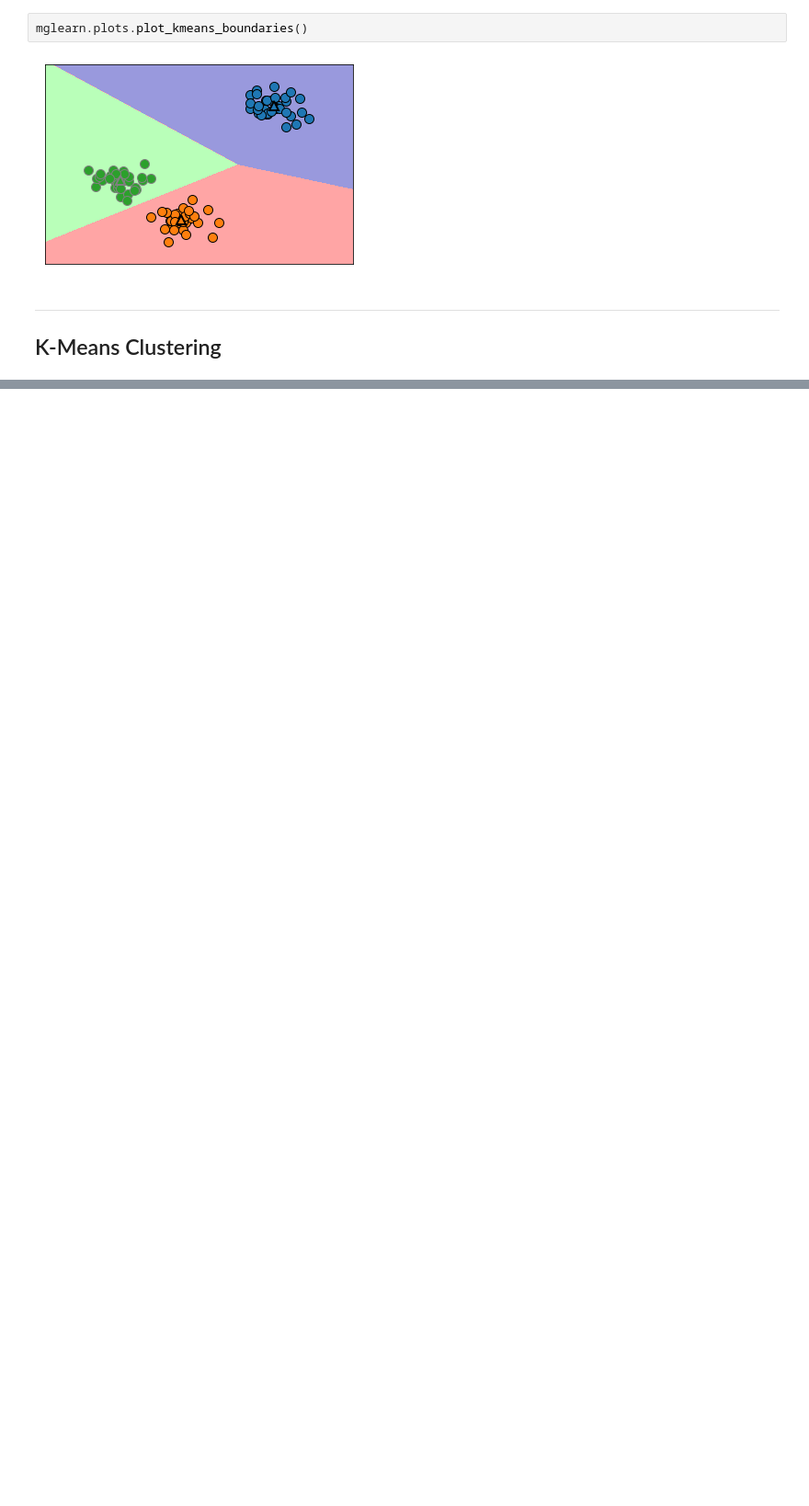
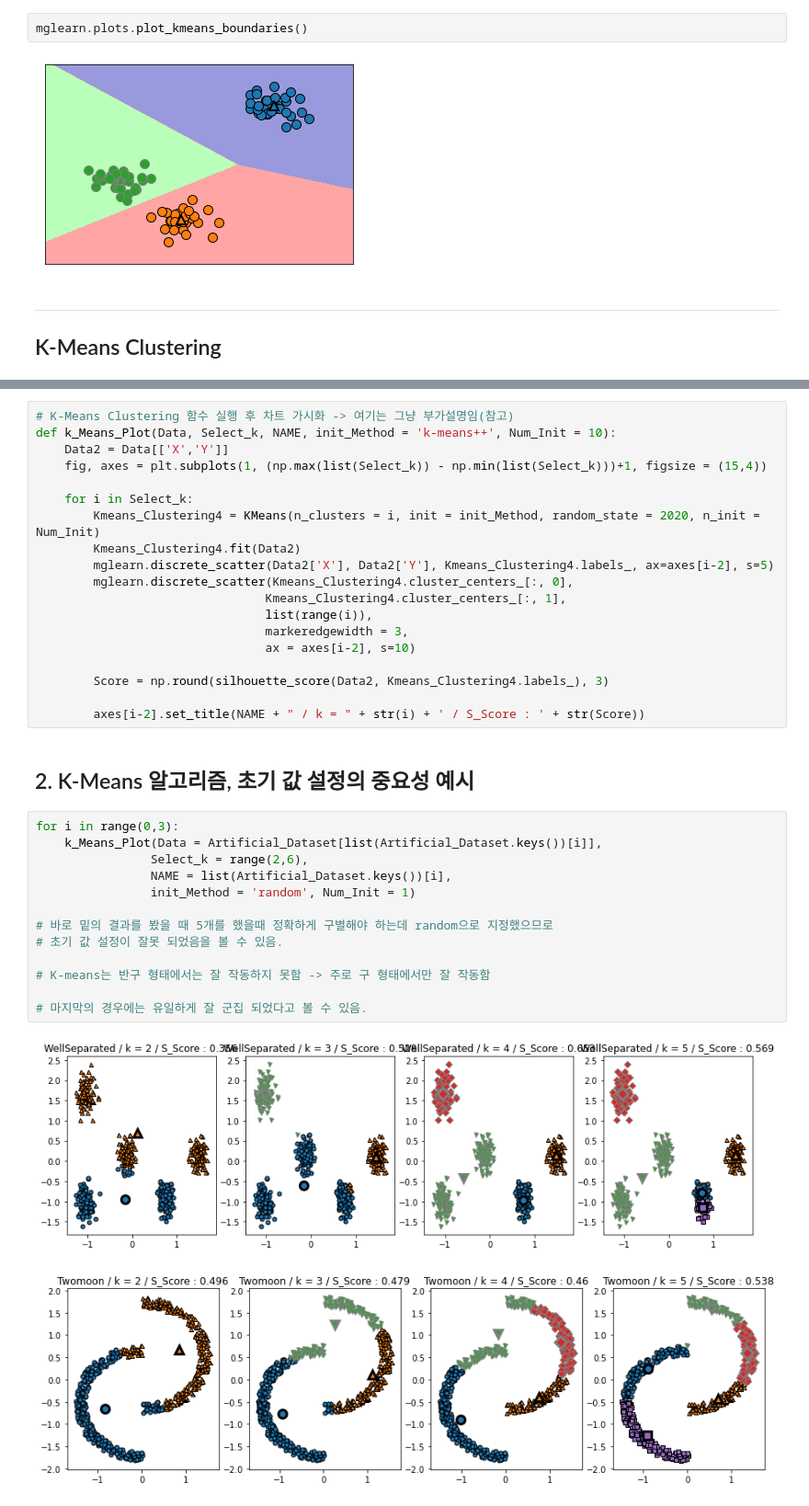
Before and after one commit to chan-Yung-Joo/Clustering, a Jupyter notebook: Clustering 실습.ipynb, the cells around one changed output, grey strips where cells are left out. Shown at 92% size. Cells and saved outputs as stored; diff of their text form; blank space fills up the shorter version.

```diff
--- a/Clustering 실습.ipynb
+++ b/Clustering 실습.ipynb
@@ -100,0 +208,37 @@ KMeans()
+# %%
+# K-Means Clustering 함수 실행 후 차트 가시화 -> 여기는 그냥 부가설명임(참고)
+def k_Means_Plot(Data, Select_k, NAME, init_Method = 'k-means++', Num_Init = 10):
+    Data2 = Data[['X','Y']]
+    fig, axes = plt.subplots(1, (np.max(list(Select_k)) - np.min(list(Select_k)))+1, figsize = (15,4))
+
+    for i in Select_k:
+        Kmeans_Clustering4 = KMeans(n_clusters = i, init = init_Method, random_state = 2020, n_init = Num_Init)
+        Kmeans_Clustering4.fit(Data2)
+        mglearn.discrete_scatter(Data2['X'], Data2['Y'], Kmeans_Clustering4.labels_, ax=axes[i-2], s=5)
+        mglearn.discrete_scatter(Kmeans_Clustering4.cluster_centers_[:, 0],
+                                Kmeans_Clustering4.cluster_centers_[:, 1],
+                                list(range(i)),
+                                markeredgewidth = 3,
+                                ax = axes[i-2], s=10)
+
+        Score = np.round(silhouette_score(Data2, Kmeans_Clustering4.labels_), 3)
+
+        axes[i-2].set_title(NAME + " / k = " + str(i) + ' / S_Score : ' + str(Score))
+# %% [markdown]
+## 2. K-Means 알고리즘, 초기 값 설정의 중요성 예시
+# %%
+for i in range(0,3):
+    k_Means_Plot(Data = Artificial_Dataset[list(Artificial_Dataset.keys())[i]],
+                Select_k = range(2,6),
+                NAME = list(Artificial_Dataset.keys())[i],
+                init_Method = 'random', Num_Init = 1)
+
+# 바로 밑의 결과를 봤을 때 5개를 했을때 정확하게 구별해야 하는데 random으로 지정했으므로
+# 초기 값 설정이 잘못 되었음을 볼 수 있음.
+
+# K-means는 반구 형태에서는 잘 작동하지 못함 -> 주로 구 형태에서만 잘 작동함
+
+# 마지막의 경우에는 유일하게 잘 군집 되었다고 볼 수 있음.
+# %% [output]
+[figure, added]
+[figure, added]
```
Also changed, not shown: parts of 45 cells of this notebook.
